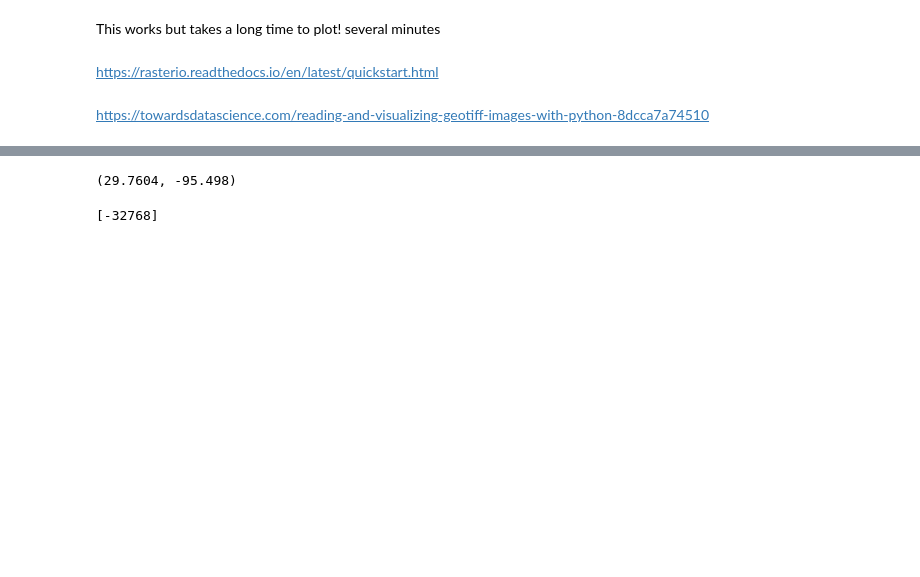
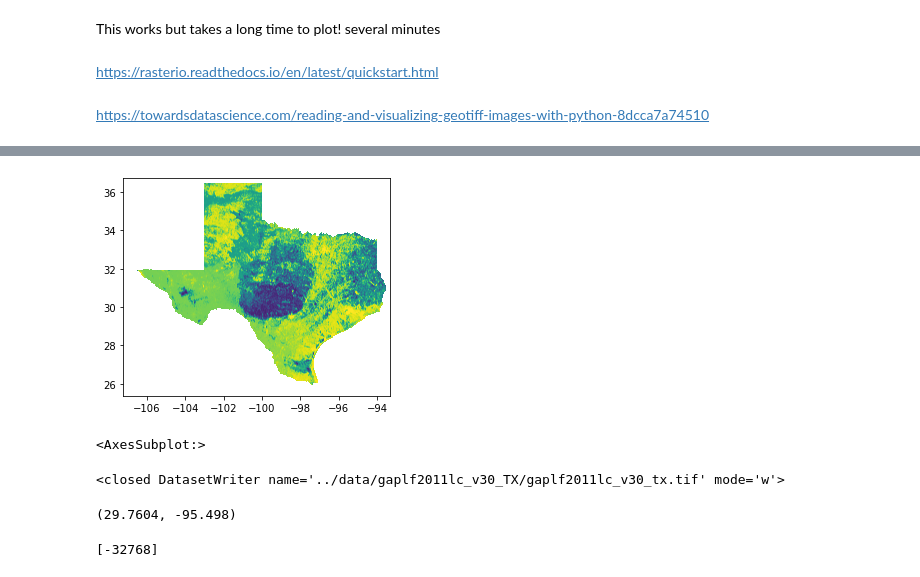
Before and after one commit to JustinGOSSES/river-maps-experiments, a Jupyter notebook: notebooks/Exploration.ipynb, the cells around one changed output, grey strips where cells are left out. Saved outputs shown, nothing was run; the diff lists cells and outputs as text; code cells hidden in the pictures; blank space fills up the shorter version.

Commit message:
still getting no data maybe files corrupted?

```diff
--- a/notebooks/Exploration.ipynb
+++ b/notebooks/Exploration.ipynb
@@ -671,3 +691,13 @@ img.meta
+# %%
+img = rasterio.open(path_to_ecosystems_tif)
+show(img)
+# %% [output]
+[figure, added]
+<AxesSubplot:>
+# %%
+dst
+# %% [output]
+<closed DatasetWriter name='../data/gaplf2011lc_v30_TX/gaplf2011lc_v30_tx.tif' mode='w'>
 # %%
 center
 # %% [output]
```
Also changed, not shown: parts of 75 cells of this notebook, 1 other file.
